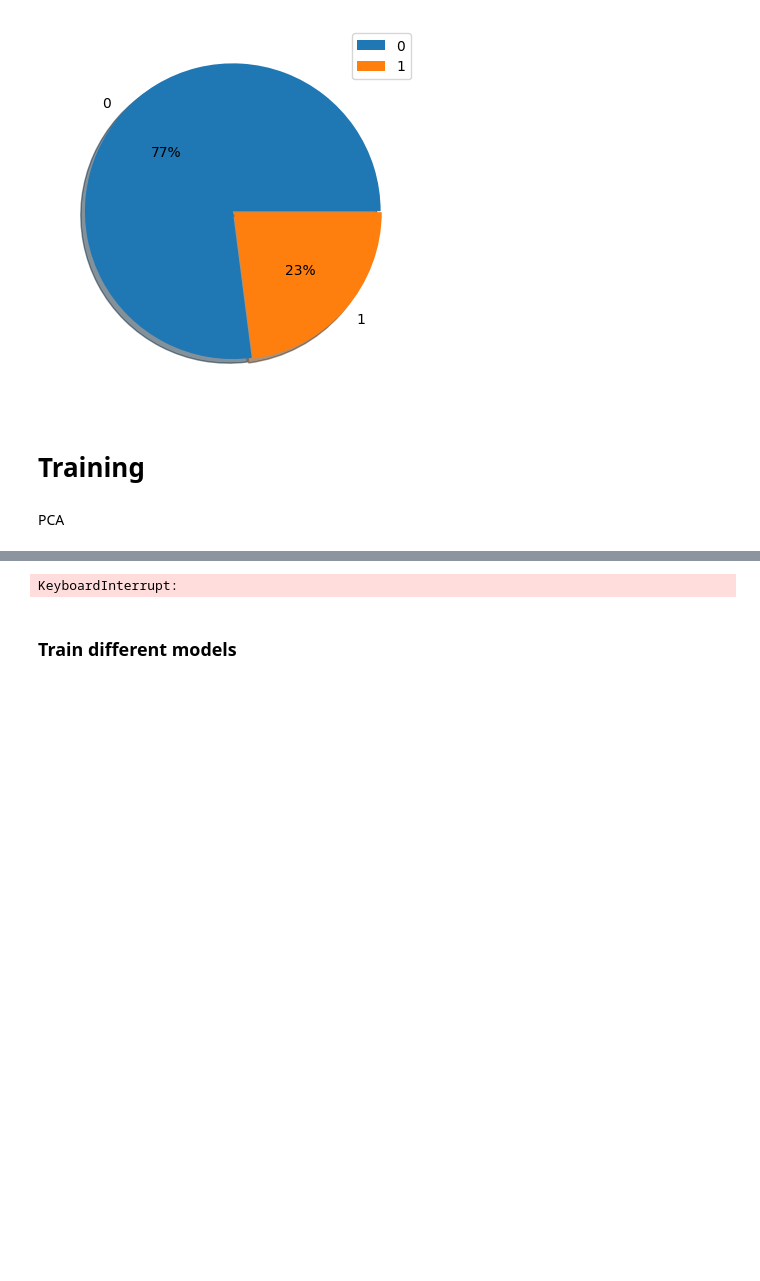
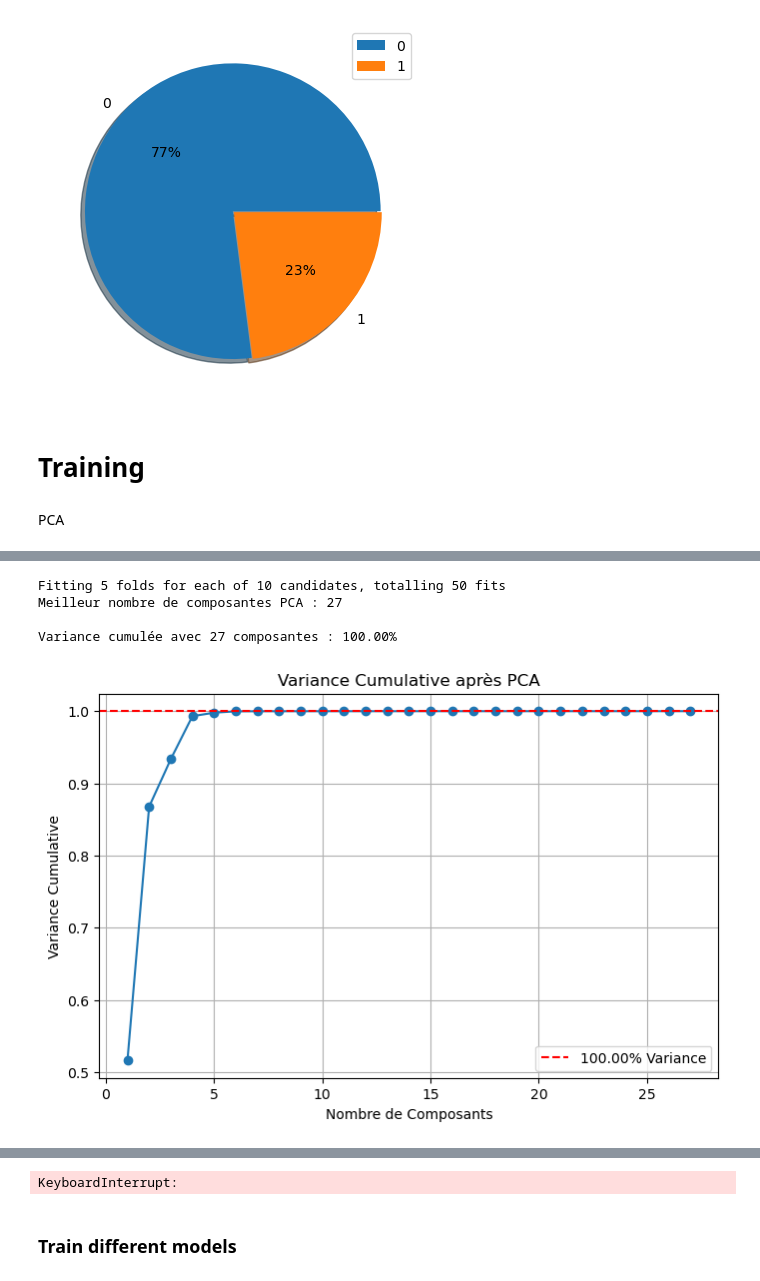
Before and after one commit to manonb42/water-potability, a Jupyter notebook: Code.ipynb, the cells around one changed output, grey strips where cells are left out. Saved outputs shown, nothing was run; the diff lists cells and outputs as text; code cells hidden in the pictures; blank space fills up the shorter version.

```diff
--- a/Code.ipynb
+++ b/Code.ipynb
@@ -255,0 +179,65 @@ Colonnes sélectionnées :
+# %%
+# Séparation des données
+X_features = data.drop('Target', axis=1)
+y_target = data['Target']
+
+# Échantillonnage aléatoire (10% des données pour accélérer)
+sample_frac = 0.5
+X_sampled = X_features.sample(frac=sample_frac, random_state=42)
+y_sampled = y_target.loc[X_sampled.index]
+
+# Pipeline avec PCA et un modèle rapide (LogisticRegression)
+pipeline = Pipeline([
+    ('pca', PCA()),
+    ('clf', GaussianNB())  # Logistic Regression rapide
+])
+
+# Grille de paramètres pour PCA (seulement des fractions de composantes)
+n_features = X_sampled.shape[1]
+param_grid = {
+    'pca__n_components': [int(n_features * x) for x in np.linspace(0.1, 1.0, 10)]  # Tester 10 valeurs
+}
+
+# Configuration de la validation croisée rapide
+cv = StratifiedShuffleSplit(n_splits=5, test_size=0.5, random_state=42)  # 3 splits rapides
+
+# Configuration de la recherche par grille
+grid_search = GridSearchCV(
+    pipeline,
+    param_grid,
+    scoring='accuracy',
+    cv=cv,
+    verbose=1,
+    n_jobs=-1  # Utilisation parallèle
+)
+
+# Ajustement du modèle avec les données échantillonnées
+grid_search.fit(X_sampled, y_sampled)
+
+# Meilleur nombre de composantes PCA
+best_n_components = grid_search.best_params_['pca__n_components']
+print(f"Meilleur nombre de composantes PCA : {best_n_components}")
+
+# Variance expliquée par les composantes sélectionnées
+pca = PCA(n_components=best_n_components)
+X_pca_full = pca.fit_transform(X_features)
+
+explained_variance = np.cumsum(pca.explained_variance_ratio_)
+print(f"\nVariance cumulée avec {best_n_components} composantes : {explained_variance[-1]:.2%}")
+
+# Visualisation de la variance cumulée
+plt.figure(figsize=(8, 5))
+plt.plot(range(1, len(explained_variance) + 1), explained_variance, marker='o')
+plt.axhline(y=explained_variance[-1], color='r', linestyle='--', label=f"{explained_variance[-1]:.2%} Variance")
+plt.title("Variance Cumulative après PCA")
+plt.xlabel("Nombre de Composants")
+plt.ylabel("Variance Cumulative")
+plt.legend()
+plt.grid()
+plt.show()
+# %% [output]
+Fitting 5 folds for each of 10 candidates, totalling 50 fits
+Meilleur nombre de composantes PCA : 27
+
+Variance cumulée avec 27 composantes : 100.00%
+[figure, added]
```
Also changed, not shown: parts of 11 cells of this notebook.
